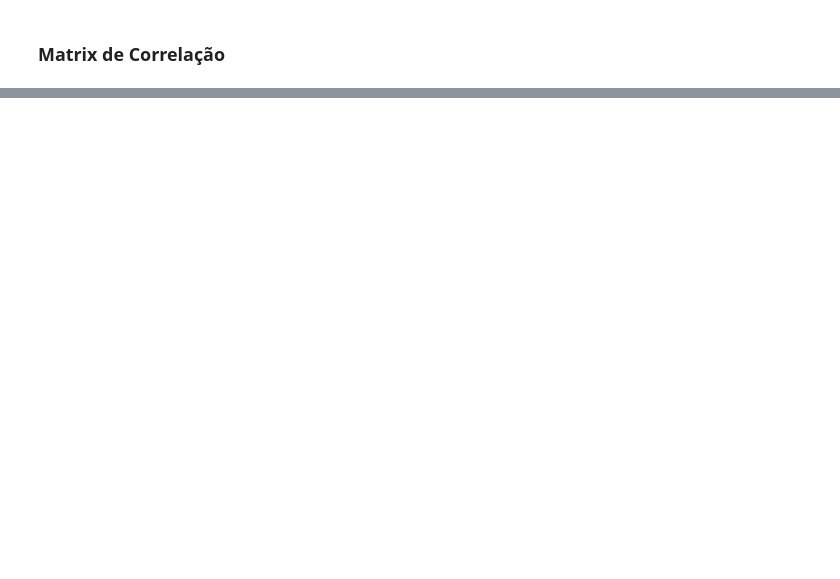
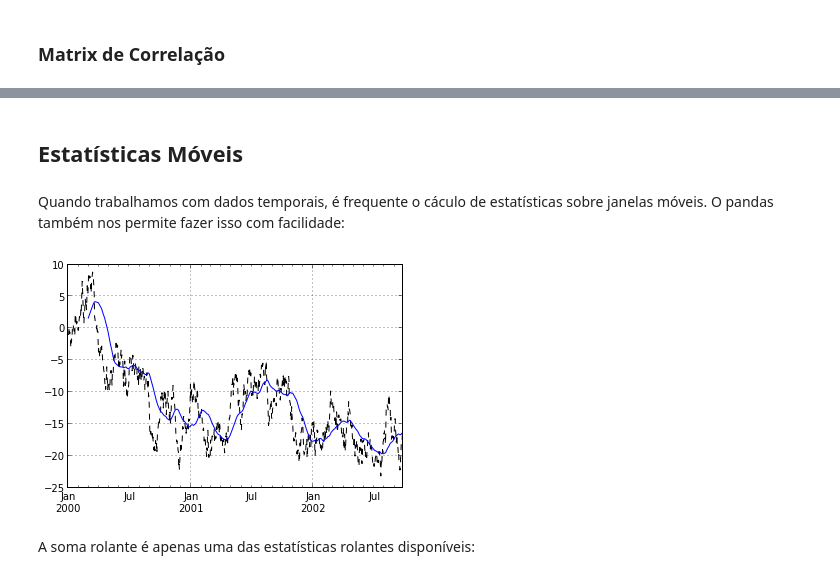
Before and after one commit to EMAp/RegLinear, a Jupyter notebook: Pandas/Pandas e Statsmodels 2.ipynb, the cells around one changed output, grey strips where cells are left out. Drawn from its saved outputs; the diff is of its cells as text; code cells hidden in the pictures; blank space fills up the shorter version.

Commit message:
versão do tutorial de Pandas atulizada

```diff
--- a/Pandas/Pandas e Statsmodels 2.ipynb
+++ b/Pandas/Pandas e Statsmodels 2.ipynb
@@ -188,0 +189,15 @@ df.T.corr().to_string() # Transpondo para correlacionar os municípios ao invés
+# %% [markdown]
+## Estatísticas Móveis
+# %% [markdown]
+Quando trabalhamos com dados temporais, é frequente o cáculo de estatísticas sobre janelas móveis. O pandas também nos permite fazer isso com facilidade:
+# %%
+ts = pd.Series(randn(1000), index=pd.date_range('1/1/2000', periods=1000))
+# %%
+ts = ts.cumsum()
+# %%
+ts.plot(style='k--');
+pd.rolling_mean(ts, 60).plot(style='b');
+# %% [output]
+[figure, added]
+# %% [markdown]
+A soma rolante é apenas uma das estatísticas rolantes disponíveis:
```
Also changed, not shown: parts of 26 cells of this notebook, 1 other file.
